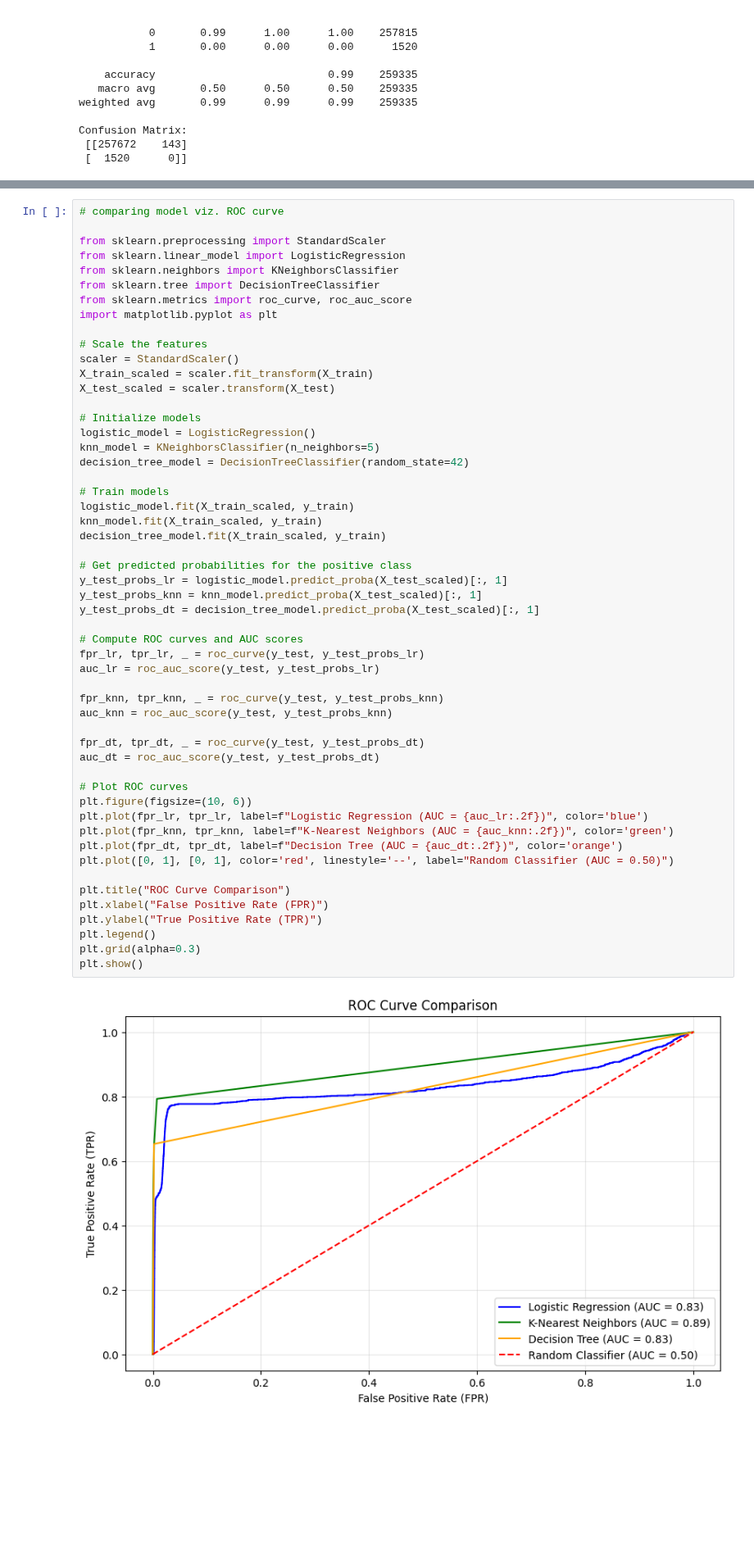
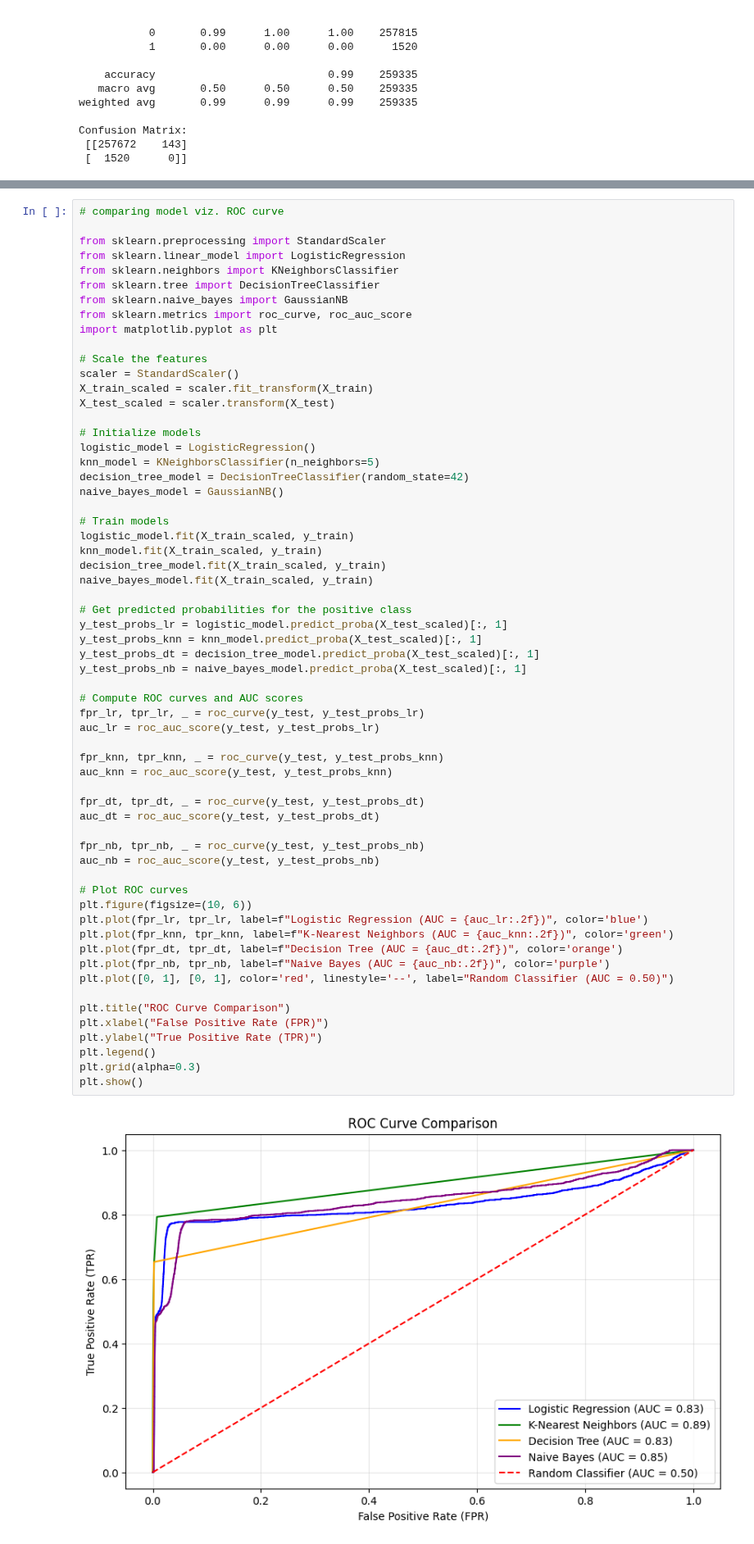
Before and after one commit to asiaexperiments/IEEE-CIS-Fraud-Detection, a Jupyter notebook: FraudDetectors.ipynb, the cells around one changed output, grey strips where cells are left out. Shown at 82% size. Saved outputs shown, nothing was run; the diff lists cells and outputs as text; blank space fills up the shorter version.

Commit message:
done with model, now can optimize

```diff
--- a/FraudDetectors.ipynb
+++ b/FraudDetectors.ipynb
@@ -741,6 +801,7 @@ from sklearn.preprocessing import StandardScaler
 from sklearn.linear_model import LogisticRegression
 from sklearn.neighbors import KNeighborsClassifier
 from sklearn.tree import DecisionTreeClassifier
+from sklearn.naive_bayes import GaussianNB
 from sklearn.metrics import roc_curve, roc_auc_score
 import matplotlib.pyplot as plt
 
@@ -753,39 +814,46 @@ X_test_scaled = scaler.transform(X_test)
 logistic_model = LogisticRegression()
 knn_model = KNeighborsClassifier(n_neighbors=5)
 decision_tree_model = DecisionTreeClassifier(random_state=42)
+naive_bayes_model = GaussianNB()
 
 # Train models
 logistic_model.fit(X_train_scaled, y_train)
 knn_model.fit(X_train_scaled, y_train)
 decision_tree_model.fit(X_train_scaled, y_train)
+naive_bayes_model.fit(X_train_scaled, y_train)
 
 # Get predicted probabilities for the positive class
 y_test_probs_lr = logistic_model.predict_proba(X_test_scaled)[:, 1]
 y_test_probs_knn = knn_model.predict_proba(X_test_scaled)[:, 1]
 y_test_probs_dt = decision_tree_model.predict_proba(X_test_scaled)[:, 1]
+y_test_probs_nb = naive_bayes_model.predict_proba(X_test_scaled)[:, 1]
 
 # Compute ROC curves and AUC scores
 fpr_lr, tpr_lr, _ = roc_curve(y_test, y_test_probs_lr)
 auc_lr = roc_auc_score(y_test, y_test_probs_lr)
 
 fpr_knn, tpr_knn, _ = roc_curve(y_test, y_test_probs_knn)
 auc_knn = roc_auc_score(y_test, y_test_probs_knn)
 
 fpr_dt, tpr_dt, _ = roc_curve(y_test, y_test_probs_dt)
 auc_dt = roc_auc_score(y_test, y_test_probs_dt)
 
+fpr_nb, tpr_nb, _ = roc_curve(y_test, y_test_probs_nb)
+auc_nb = roc_auc_score(y_test, y_test_probs_nb)
+
 # Plot ROC curves
 plt.figure(figsize=(10, 6))
 plt.plot(fpr_lr, tpr_lr, label=f"Logistic Regression (AUC = {auc_lr:.2f})", color='blue')
 plt.plot(fpr_knn, tpr_knn, label=f"K-Nearest Neighbors (AUC = {auc_knn:.2f})", color='green')
 plt.plot(fpr_dt, tpr_dt, label=f"Decision Tree (AUC = {auc_dt:.2f})", color='orange')
+plt.plot(fpr_nb, tpr_nb, label=f"Naive Bayes (AUC = {auc_nb:.2f})", color='purple')
 plt.plot([0, 1], [0, 1], color='red', linestyle='--', label="Random Classifier (AUC = 0.50)")
 
 plt.title("ROC Curve Comparison")
 plt.xlabel("False Positive Rate (FPR)")
 plt.ylabel("True Positive Rate (TPR)")
 plt.legend()
 plt.grid(alpha=0.3)
 plt.show()
 # %% [output]
-[figure, old version]
+[figure, new version]
```
Also changed, not shown: parts of 1 cell of this notebook.
